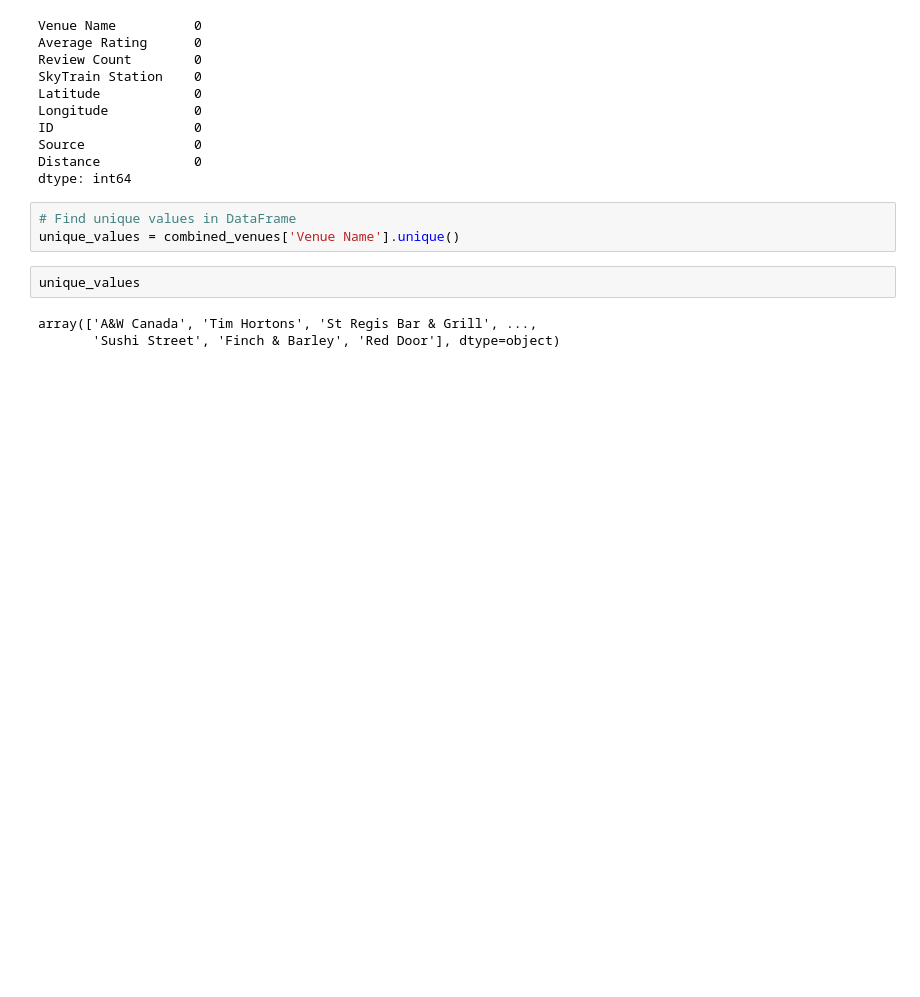
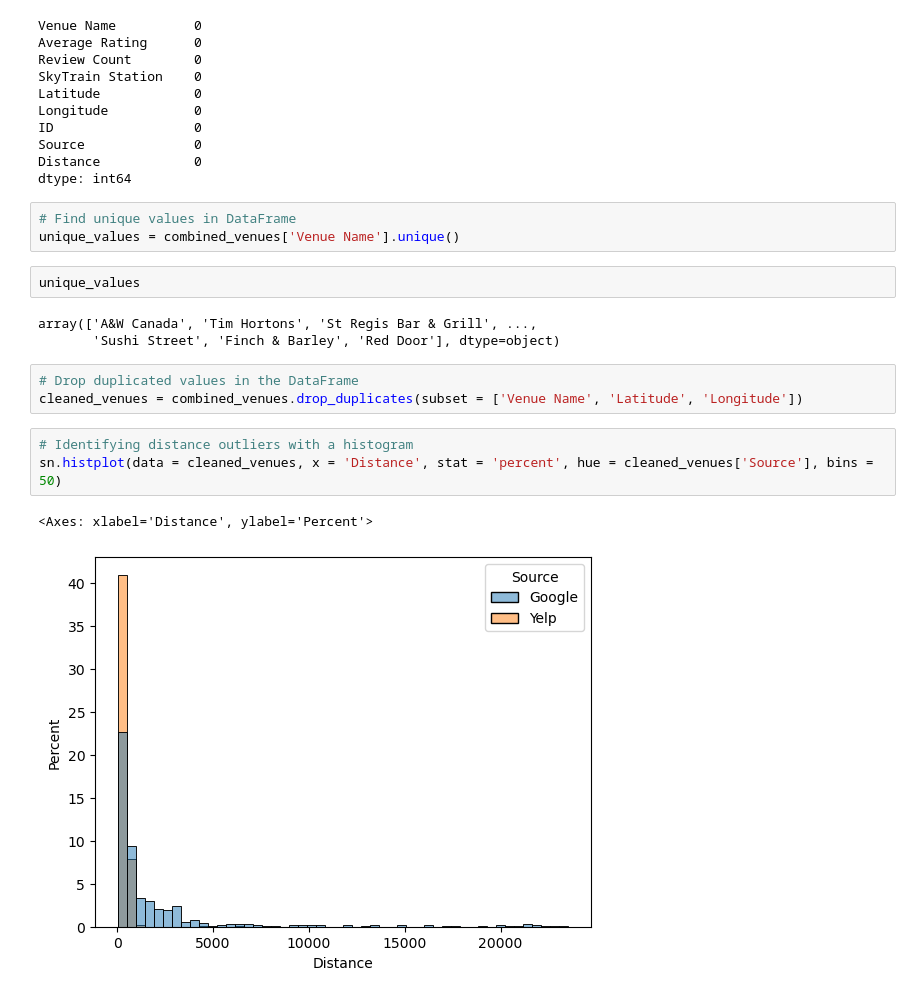
Before and after one commit to BNDT4Sen/Mid-Term-Project-Competitor-Analysis, a Jupyter notebook: API_Data/merging_venues_data.ipynb, the cells around one changed output. Cells and saved outputs as stored; diff of their text form; blank space fills up the shorter version.

Commit message:
Added some Seaborn histograms to help identify and eliminate outliers. Added more comments to (hopefully) improve readability.

```diff
--- a/API_Data/merging_venues_data.ipynb
+++ b/API_Data/merging_venues_data.ipynb
@@ -101,3 +83,12 @@ unique_values
 # %% [output]
 array(['A&W Canada', 'Tim Hortons', 'St Regis Bar & Grill', ...,
        'Sushi Street', 'Finch & Barley', 'Red Door'], dtype=object)
+# %%
+# Drop duplicated values in the DataFrame
+cleaned_venues = combined_venues.drop_duplicates(subset = ['Venue Name', 'Latitude', 'Longitude'])
+# %%
+# Identifying distance outliers with a histogram
+sn.histplot(data = cleaned_venues, x = 'Distance', stat = 'percent', hue = cleaned_venues['Source'], bins = 50)
+# %% [output]
+<Axes: xlabel='Distance', ylabel='Percent'>
+[figure, added]
```
Also changed, not shown: parts of 6 cells of this notebook, 1 other file.
